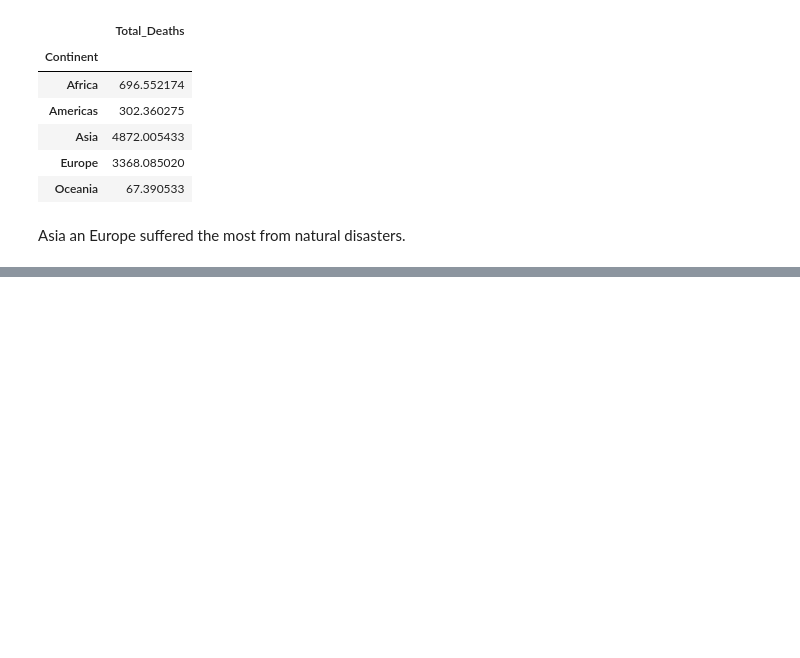
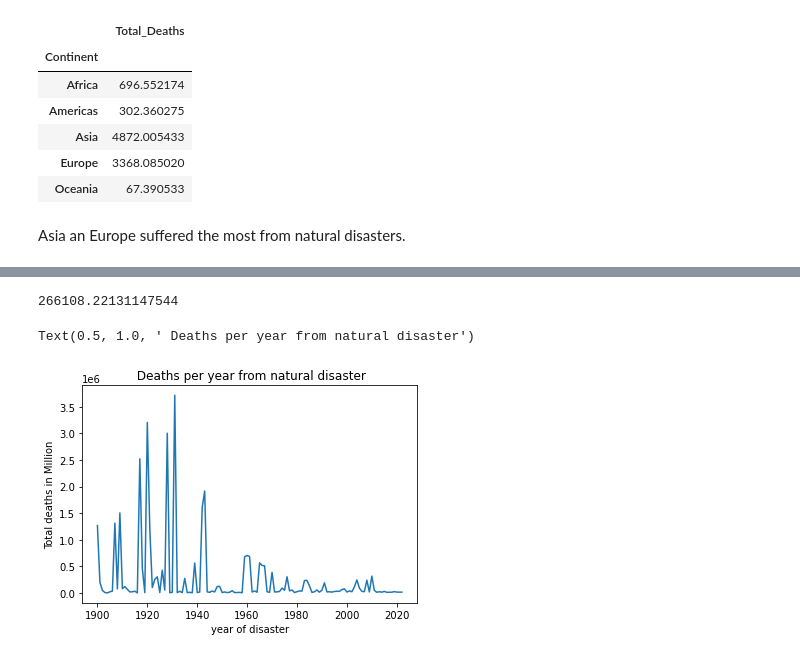
Before and after one commit to r-Files/DOPP, a Jupyter notebook: jupyter_notebooks/lab_question_a.ipynb, the cells around one changed output, grey strips where cells are left out. Cells and saved outputs as stored; diff of their text form; code cells hidden in the pictures; blank space fills up the shorter version.

Commit message:
use get_yearly_deaths() for some plots

```diff
--- a/jupyter_notebooks/lab_question_a.ipynb
+++ b/jupyter_notebooks/lab_question_a.ipynb
@@ -269,4 +272,3 @@ Asia an Europe suffered the most from natural disasters.
 # %%
-#countries of interest
-#df[["Continent", "Total_Deaths"]].groupby(["Continent"]).mean
-#df[["Country", "Disaster_Decade","Total_Deaths"]].groupby(["Country","Disaster_Decade"]).mean()
+df_deaths = get_yearly_deaths(df, include_zero=True).to_frame().reset_index()
+df_deaths
@@ -272,0 +289,20 @@ Asia an Europe suffered the most from natural disasters.
+# %%
+# new column (decade)
+decade = df_deaths['Year']//10*10
+df_deaths['Disaster_Decade'] = decade
+df_deaths = df_deaths.astype({"Total_Deaths": np.float64, "Year": np.int32, "Disaster_Decade":np.int32})
+df_deaths.sum()['Total_Deaths']/(df_deaths.max()['Year']-df_deaths.min()['Year'])# check, daran verändert sich nichts
+# %% [output]
+266108.22131147544
+# %%
+# calc mean deaths, per year and plot them in a bar plot
+
+means_distr = df_deaths.groupby(["Year"]).sum()['Total_Deaths'].round()
+ax = means_distr.plot(kind = 'line')
+ax.set_ylabel('Total deaths in Million')
+ax.set_xlabel ('year of disaster')
+ax.set_title(' Deaths per year from natural disaster')
+#max(means)
+# %% [output]
+Text(0.5, 1.0, ' Deaths per year from natural disaster')
+[figure, added]
```
Also changed, not shown: parts of 19 cells of this notebook, 1 other file.
